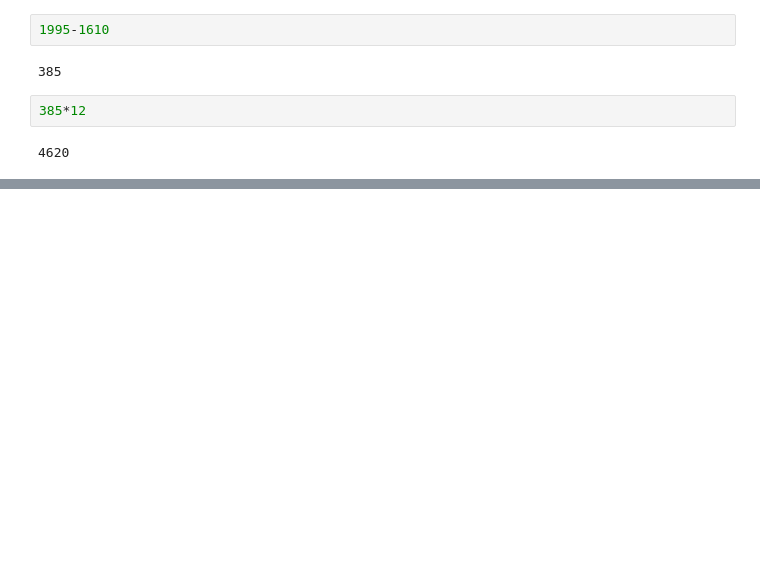
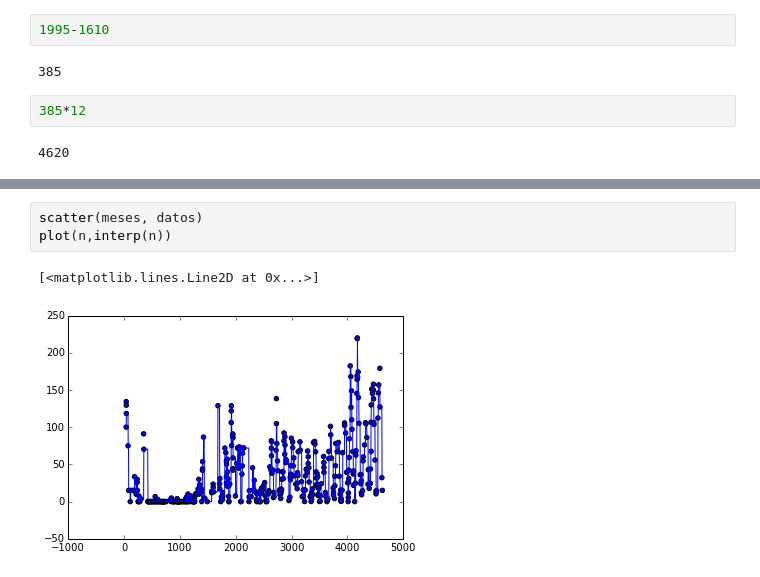
Before and after one commit to Nagudelo/Hausaufgabe-5, a Jupyter notebook: practice.ipynb, the cells around one changed output, grey strips where cells are left out. Cells and saved outputs as stored; diff of their text form; blank space fills up the shorter version.

```diff
--- a/practice.ipynb
+++ b/practice.ipynb
@@ -56,0 +71,6 @@ array([  0.,   1.,   0., ...,  31.,  30.,  31.])
+# %%
+scatter(meses, datos)
+plot(n,interp(n))
+# %% [output]
+[<matplotlib.lines.Line2D at 0x...>]
+[figure, added]
```
Also changed, not shown: parts of 25 cells of this notebook.
